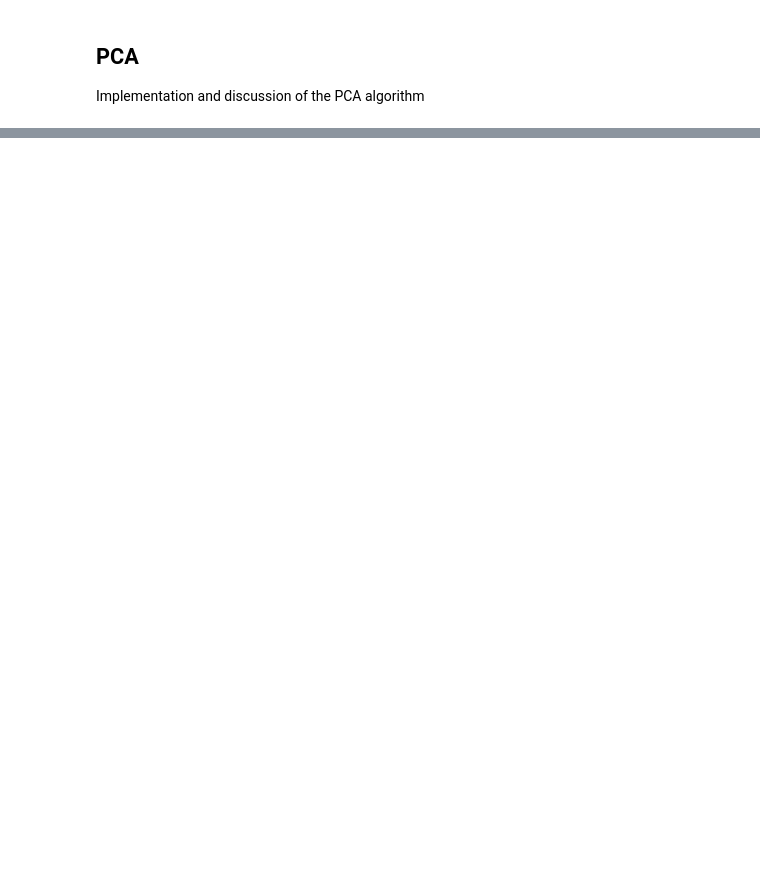
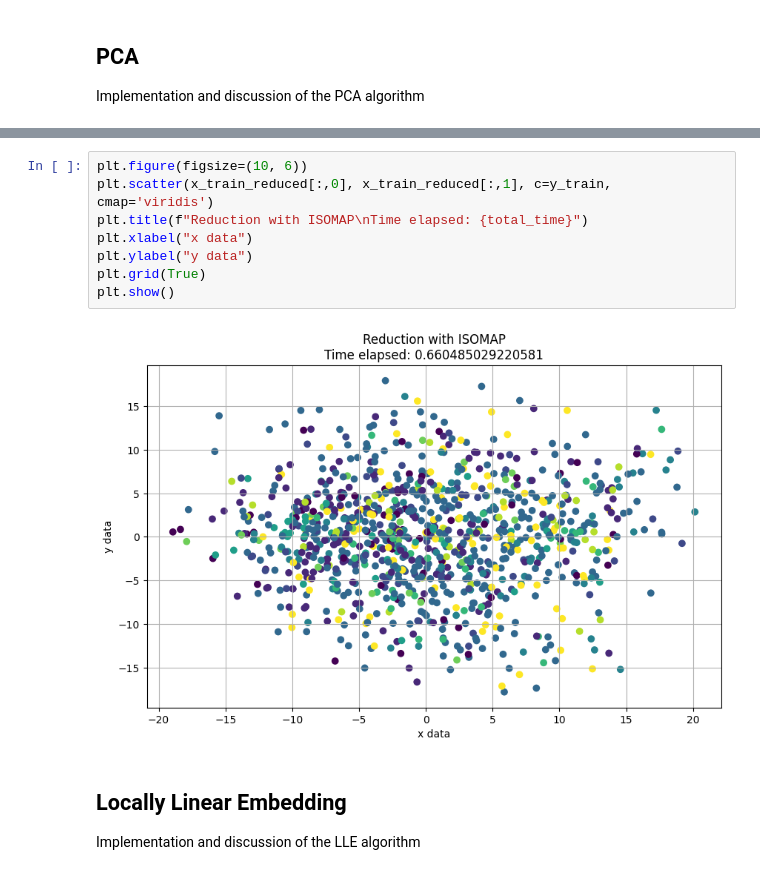
Before and after one commit to Alejandro-GDLF/DMandML, a Jupyter notebook: PrFinal/Final_DataAnalysis.ipynb, the cells around one changed output, grey strips where cells are left out. Cells and saved outputs as stored; diff of their text form; blank space fills up the shorter version.

```diff
--- a/PrFinal/Final_DataAnalysis.ipynb
+++ b/PrFinal/Final_DataAnalysis.ipynb
@@ -37,0 +129,13 @@ x_test_reduced = method.transform(x_)
+# %%
+plt.figure(figsize=(10, 6))
+plt.scatter(x_train_reduced[:,0], x_train_reduced[:,1], c=y_train, cmap='viridis')
+plt.title(f"Reduction with ISOMAP\nTime elapsed: {total_time}")
+plt.xlabel("x data")
+plt.ylabel("y data")
+plt.grid(True)
+plt.show()
+# %% [output]
+[figure, added]
+# %% [markdown]
+## Locally Linear Embedding
+Implementation and discussion of the LLE algorithm
```
Also changed, not shown: parts of 12 cells of this notebook.
